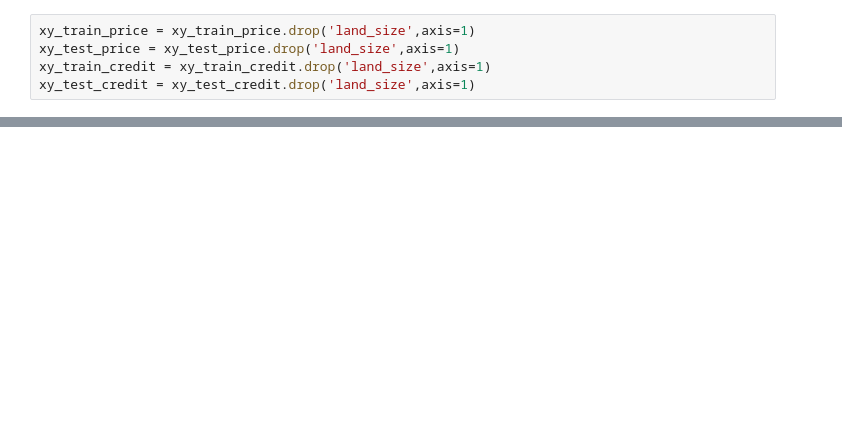
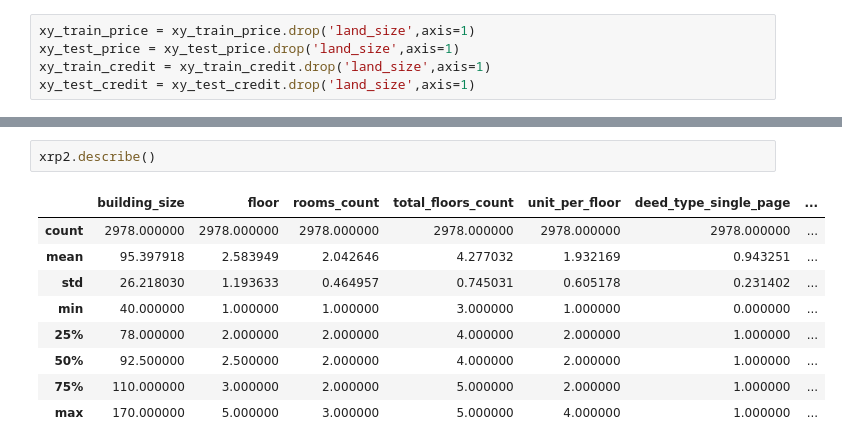
Before and after one commit to RezaNadali78/Quera_First_Project, a Jupyter notebook: data cleaning.ipynb, the cells around one changed output, grey strips where cells are left out. Drawn from its saved outputs; the diff is of its cells as text; blank space fills up the shorter version.

```diff
--- a/data cleaning.ipynb
+++ b/data cleaning.ipynb
@@ -266,0 +457,12 @@ xy_test_credit = xy_test_credit[xy_test_credit.total_floors_count.notna()]
+# %%
+xrp2.describe()
+# %% [output]
+|  | building_size | floor | rooms_count | total_floors_count | unit_per_floor | deed_type_single_page | ... |
+| count | 2978.000000 | 2978.000000 | 2978.000000 | 2978.000000 | 2978.000000 | 2978.000000 | ... |
+| mean | 95.397918 | 2.583949 | 2.042646 | 4.277032 | 1.932169 | 0.943251 | ... |
+| std | 26.218030 | 1.193633 | 0.464957 | 0.745031 | 0.605178 | 0.231402 | ... |
+| min | 40.000000 | 1.000000 | 1.000000 | 3.000000 | 1.000000 | 0.000000 | ... |
+| 25% | 78.000000 | 2.000000 | 2.000000 | 4.000000 | 2.000000 | 1.000000 | ... |
+| 50% | 92.500000 | 2.500000 | 2.000000 | 4.000000 | 2.000000 | 1.000000 | ... |
+| 75% | 110.000000 | 3.000000 | 2.000000 | 5.000000 | 2.000000 | 1.000000 | ... |
+| max | 170.000000 | 5.000000 | 3.000000 | 5.000000 | 4.000000 | 1.000000 | ... |
```
Also changed, not shown: parts of 30 cells of this notebook.
